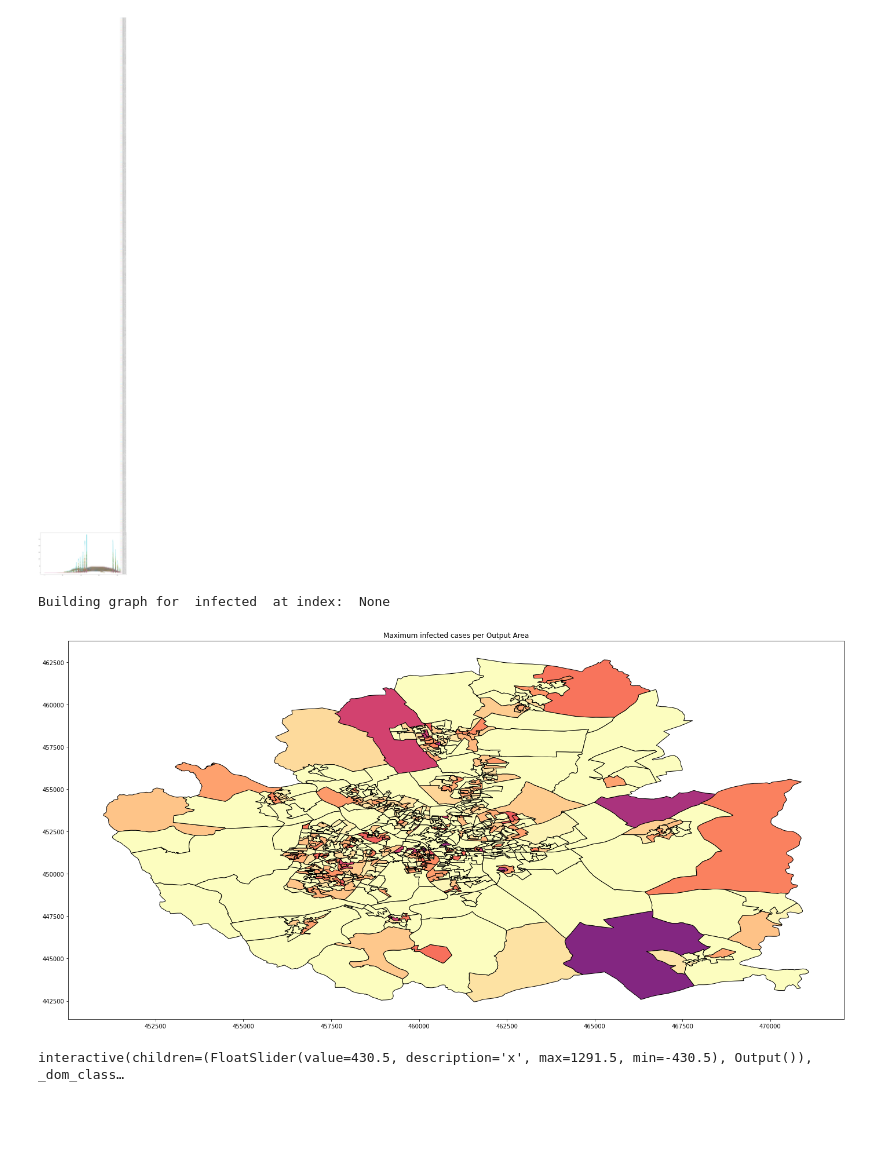
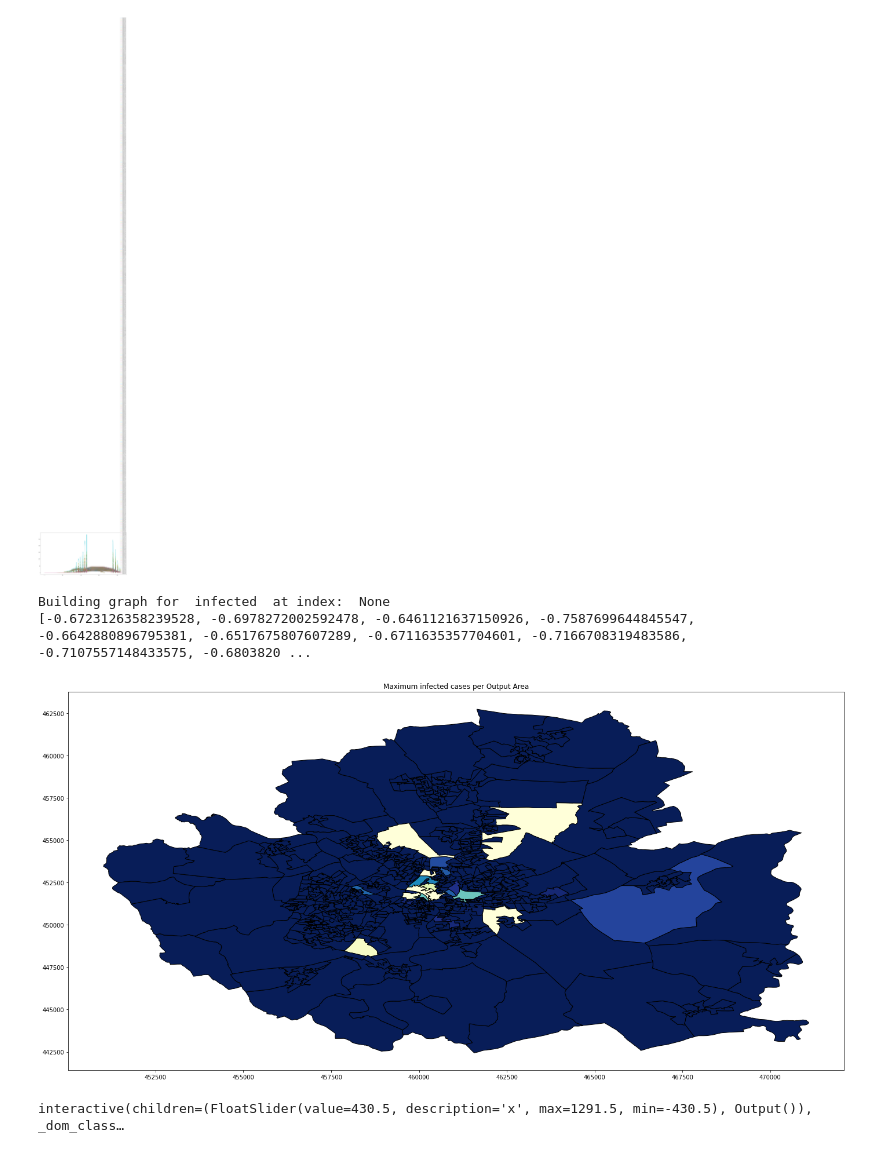
Before and after one commit to NoSuchThingAsRandom/EpidemicSimulator, a Jupyter notebook: visualisation/python_stuff/Vis.ipynb, the cells around one changed output. Saved outputs shown, nothing was run; the diff lists cells and outputs as text; code cells hidden in the pictures; blank space fills up the shorter version.

```diff
--- a/visualisation/python_stuff/Vis.ipynb
+++ b/visualisation/python_stuff/Vis.ipynb
@@ -165,50 +165,64 @@ for shape in sf.shapeRecords():
         points = shape.shape.points[:]
         output_area_polygons[code] = Polygon(points, closed=True)
 # %%
+
+import math
+MAX_INFECTED_VALUE = 2000
+MIN_INFECTED_VALUE = 0
+LOG_BASE = 2
+
+
 def output_area_heatmap(value, time_step=None, ax=None):
     if time_step is not None:
         time_step = int(time_step)
     print("Building graph for ", value, " at index: ", str(time_step))
     max = output_area_df[value].max()
     min = output_area_df[value].max()
-    cmap = cm.get_cmap("magma")  #.reversed()
+    cmap = cm.get_cmap("YlGnBu").reversed()
     patches = []
     plt.figure()
     poly_colors = []
 
     for (code, poly) in output_area_polygons.items():
         if time_step is None:
-            colour_ranking = output_area_df.loc[output_area_df["code"] == code][value].max()
+            #colour_ranking = output_area_df.loc[output_area_df["code"] == code][value].max()
+            colour_ranking = math.log(0.5 + (
+                    output_area_df.loc[output_area_df["code"] == code][
+                    value].max() / MAX_INFECTED_VALUE), 2)
         else:
-            colour_ranking =
-            output_area_df.loc[(output_area_df["time_step"] == time_step) & (output_area_df["code"] == code)][value]
+            colour_ranking = math.log((1 / LOG_BASE) + (
+                    output_area_df.loc[(output_area_df["time_step"] == time_step) & (
+                            output_area_df["code"] == code)][
+                    value] / MAX_INFECTED_VALUE), LOG_BASE)
+            #colour_ranking =output_area_df.loc[(output_area_df["time_step"] == time_step) & (output_area_df["code"] == code)][value]
             #colour_ranking=output_area_df.loc[output_area_df["code"]==code and output_area_df["time_step"==index]][value]
         patches.append(poly)
         poly_colors.append(colour_ranking)
     collection = PatchCollection(patches, edgecolors="black")
-
+    print(poly_colors)
     if ax is None:
         ax = plt.gca()
     #fig,ax=plt.subplots()
     ax.add_collection(collection)
     ax.autoscale()
     colors = cmap(poly_colors)
     collection.set_facecolor(colors)
     #ax.colorbar(collection,label="Infected cases")
     ax.set_title("Hour")
     collection.set_clim([min, max])
 
     if time_step is None:
         ax.set_title(str("Maximum " + str(value) + " cases per Output Area"))
     else:
         ax.set_title(str(str(value) + " cases at time step" + str(time_step) + " per Output Area"))
     #plt.show()
 
 
 output_area_heatmap("infected")
 # %% [output]
 Building graph for  infected  at index:  None
+[-0.6723126358239528, -0.6978272002592478, -0.6461121637150926, -0.7587699644845547, -0.6642880896795381, -0.6517675807607289, -0.6711635357704601, -0.7166708319483586, -0.7107557148433575, -0.6803820 ...
-[figure, old version]
+[figure, new version]
 # %%
 from ipywidgets import interact, interactive, fixed, interact_manual
 import ipywidgets as widgets
```
Also changed, not shown: parts of 2 cells of this notebook, 12 other files.
